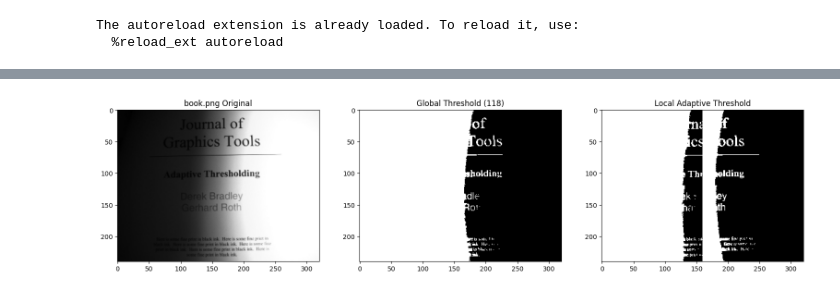
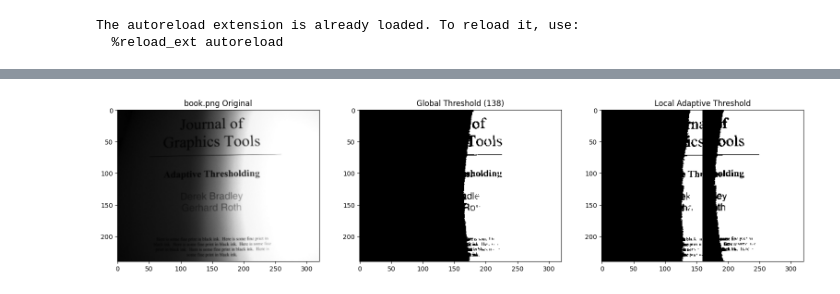
Before and after one commit to MoBahgat010/Image-Processing, a Jupyter notebook: Lab8/Lab_Seg2_STD.ipynb, the cells around one changed output, grey strips where cells are left out. Cells and saved outputs as stored; diff of their text form; code cells hidden in the pictures.

```diff
--- a/Lab8/Lab_Seg2_STD.ipynb
+++ b/Lab8/Lab_Seg2_STD.ipynb
@@ -73,41 +78,42 @@ for img_name in images:
 # %%
 # Experiment 2: Local adaptive thresholding on "book.png"
 book_img = io.imread('book.png', as_gray=True)
+book_img_u8 = convert_to_uint8(book_img)
 
-# 1. Original image
-# 2. Global thresholded
+# 1. Global thresholding
 global_threshold = getThreshold(book_img)
-global_binary = np.where(book_img * 255 < global_threshold, 0, 255).astype(np.uint8)
+global_binary = (book_img_u8 >= global_threshold).astype(np.uint8) * 255
 
-# Partition into four quarters
+# 2. Partition into four quarters
 h, w = book_img.shape
 h_half, w_half = h // 2, w // 2
 
 quarters = [
     book_img[:h_half, :w_half],
     book_img[:h_half, w_half:],
     book_img[h_half:, :w_half],
     book_img[h_half:, w_half:]
 ]
 
 # Apply local threshold on each quarter
 local_binary_quarters = []
 for quarter in quarters:
     local_thresh = getThreshold(quarter)
-    local_binary = np.where(quarter * 255 < local_thresh, 0, 255).astype(np.uint8)
+    quarter_u8 = convert_to_uint8(quarter)
+    local_binary = (quarter_u8 >= local_thresh).astype(np.uint8) * 255
     local_binary_quarters.append(local_binary)
 
-# Gather the four quarters together
-local_binary = np.zeros_like(book_img, dtype=np.uint8)
+# 3. Gather the four quarters together
+local_binary = np.zeros_like(book_img_u8, dtype=np.uint8)
 local_binary[:h_half, :w_half] = local_binary_quarters[0]
 local_binary[:h_half, w_half:] = local_binary_quarters[1]
 local_binary[h_half:, :w_half] = local_binary_quarters[2]
 local_binary[h_half:, w_half:] = local_binary_quarters[3]
 
 show_images([book_img, global_binary, local_binary],
             ['book.png Original', f'Global Threshold ({global_threshold})', 'Local Adaptive Threshold'])
 # %% [output]
-[figure, old version]
+[figure, new version]
 # %%
 # Experiment 3 (Bonus): Improve segmentation with overlapping adaptive blocks + post-processing
 from scipy.ndimage import median_filter
```
Also changed, not shown: parts of 4 cells of this notebook, 8 other files.
